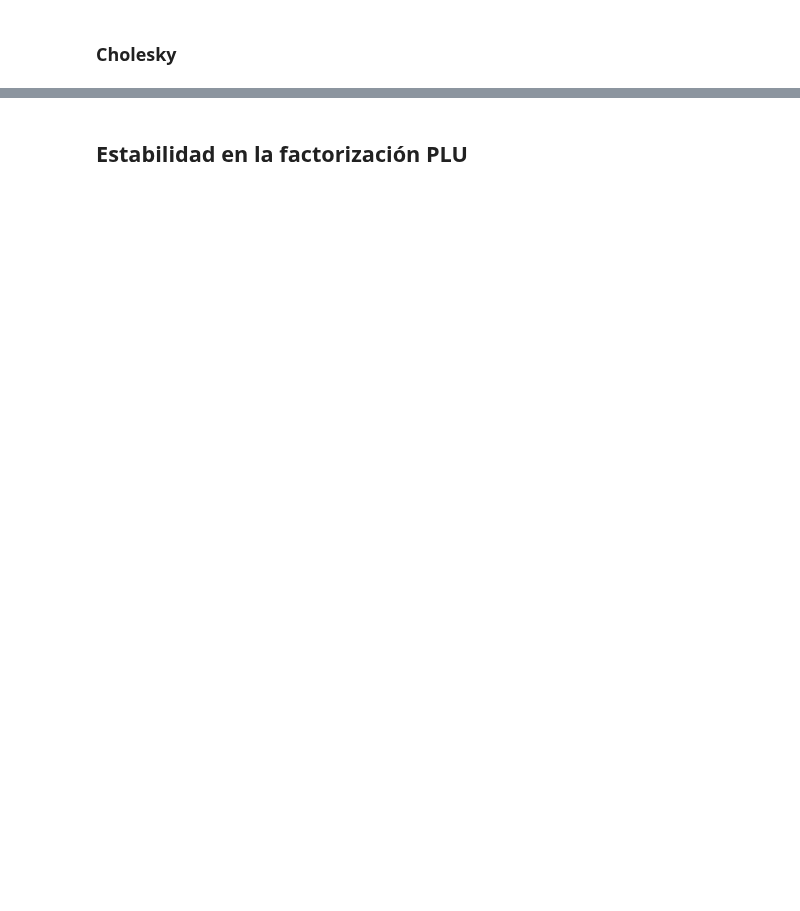
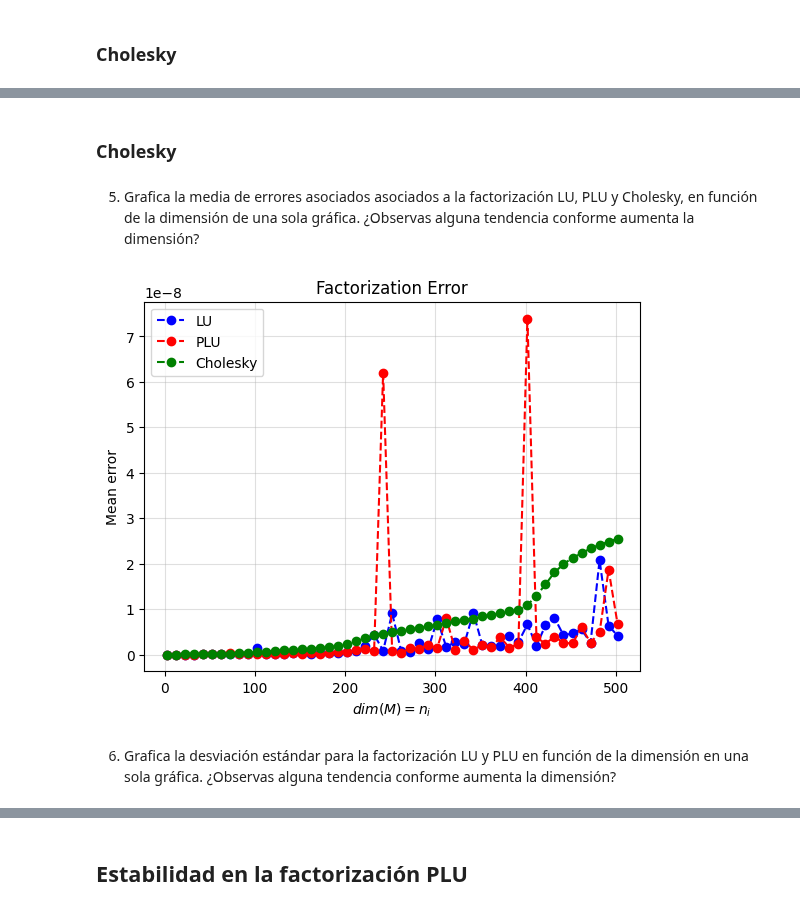
Before and after one commit to emilianodesu/LCD-5Sem-2025-1, a Jupyter notebook: MMCCD/Emiliano_Mendoza_T1.ipynb, the cells around one changed output, grey strips where cells are left out. Cells and saved outputs as stored; diff of their text form; code cells hidden in the pictures; blank space fills up the shorter version.

```diff
--- a/MMCCD/Emiliano_Mendoza_T1.ipynb
+++ b/MMCCD/Emiliano_Mendoza_T1.ipynb
@@ -287,0 +307,9 @@ plt.show()
+# %%
+lu_errors_mat = np.zeros((25, len(N)))
+for i in range(25):
+    for j in range(len(N)):
+        M = scale*np.random.rand(N[j], N[j])
+        L, U = lu_fact(M)
+        lu_errors_mat[i, j] = lu_error(M, L, U)
+# Calculating mean for every n (dimension)
+lu_means = np.mean(lu_errors_mat, axis=0)
@@ -287,0 +334,9 @@ plt.show()
+# %%
+plu_errors_mat = np.zeros((25, len(N)))
+for i in range(25):
+    for j in range(len(N)):
+        M = scale*np.random.rand(N[j], N[j])
+        P, L, U = plu_fact(M)
+        plu_errors_mat[i, j] = plu_error(M, P, L, U)
+# Calculating mean for every dimension
+plu_means = np.mean(plu_errors_mat, axis=0)
@@ -287,0 +359,28 @@ plt.show()
+# %% [markdown]
+### Cholesky
+# %%
+cholesky_errors_mat = np.zeros((25, len(N)))
+for i in range(25):
+    for j in range(len(N)):
+        M = scale*np.random.rand(N[j], N[j])
+        A = M @ M.T
+        U = cholesky_fact(A)
+        cholesky_errors_mat[i, j] = cholesky_error(A, U)
+# Calculating mean for every dimension
+cholesky_means = np.mean(cholesky_errors_mat, axis=0)
+# %% [markdown]
+5. Grafica la media de errores asociados asociados a la factorización LU, PLU y Cholesky, en función de la dimensión de una sola gráfica. ¿Observas alguna tendencia conforme aumenta la dimensión?
+# %%
+plt.plot(N, lu_means, 'b--o', label='LU')
+plt.plot(N, plu_means, 'r--o', label='PLU')
+plt.plot(N, cholesky_means, 'g--o', label='Cholesky')
+plt.xlabel('$dim(M)=n_i$')
+plt.ylabel('Mean error')
+plt.title('Factorization Error')
+plt.grid(alpha=0.4)
+plt.legend()
+plt.show()
+# %% [output]
+[figure, added]
+# %% [markdown]
+6. Grafica la desviación estándar para la factorización LU y PLU en función de la dimensión en una sola gráfica. ¿Observas alguna tendencia conforme aumenta la dimensión?
```
Also changed, not shown: parts of 46 cells of this notebook.
